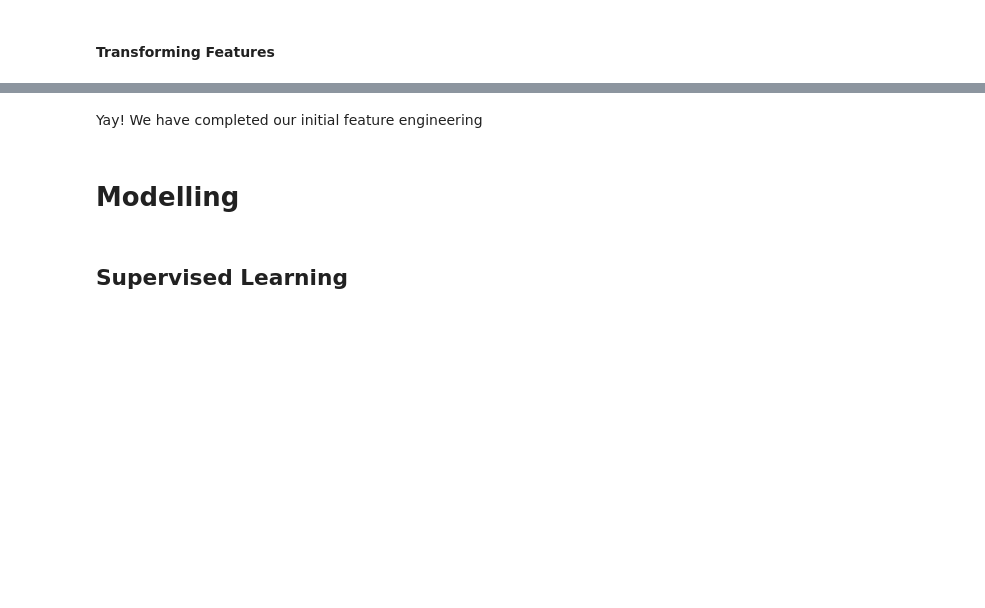
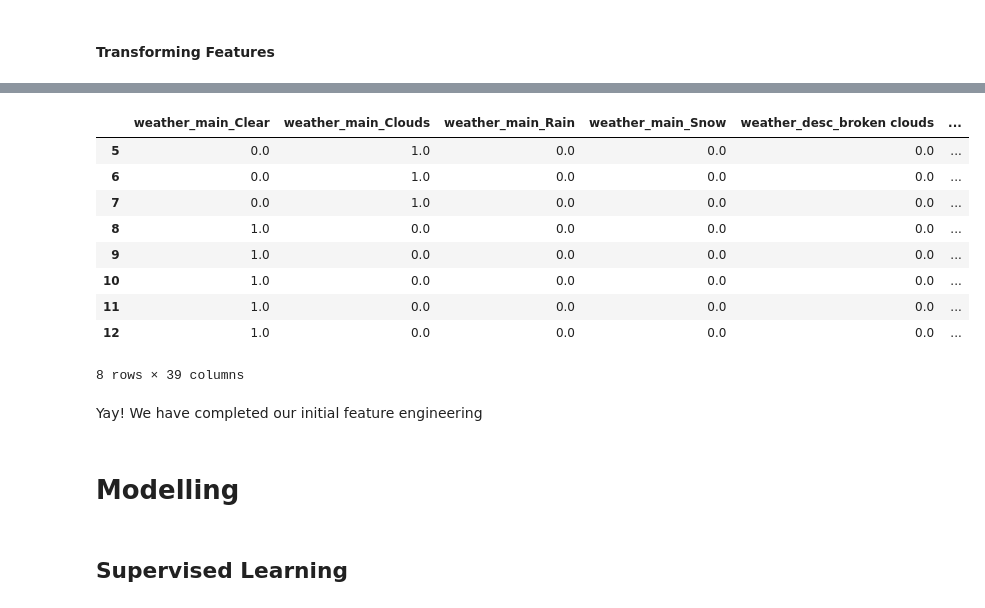
Before and after one commit to casey-ds/Demo-Projects, a Jupyter notebook: Transport-Weather/visualizations_and_models.ipynb, the cells around one changed output, grey strips where cells are left out. Saved outputs shown, nothing was run; the diff lists cells and outputs as text; code cells hidden in the pictures; blank space fills up the shorter version.

```diff
--- a/Transport-Weather/visualizations_and_models.ipynb
+++ b/Transport-Weather/visualizations_and_models.ipynb
@@ -320,0 +352,10 @@ tod
+# %%
+from sklearn.preprocessing import OneHotEncoder
+
+onehotter = OneHotEncoder(sparse_output=False)
+cat_cols = X_train.select_dtypes('category').columns
+onehotter.fit(X_train[cat_cols])
+onehot_cols = onehotter.get_feature_names_out(cat_cols)
+
+X_train_onehot = pd.DataFrame(onehotter.transform(X_train[cat_cols]),columns=onehot_cols)
+X_test_onehot = pd.DataFrame(onehotter.transform(X_test[cat_cols]),columns=onehot_cols)
@@ -320,0 +364,10 @@ tod
+# %%
+from sklearn.preprocessing import StandardScaler
+
+zscaler = StandardScaler()
+num_cols = X_train.select_dtypes('number').columns.tolist()
+
+zscaler.fit(X_train[num_cols])
+
+X_train_norm= zscaler.transform(X_train[num_cols])
+X_test_norm = zscaler.transform(X_test[num_cols])
@@ -320,0 +376,11 @@ tod
+# %%
+X_train_featurized = X_train_onehot
+X_test_featurized = X_test_onehot
+
+X_train_featurized[num_cols] = X_train_norm
+X_test_featurized[num_cols] = X_test_norm
+
+X_test_featurized = X_test_featurized.dropna()
+X_train_featurized = X_train_featurized.dropna()
+
+del X_train_norm, X_test_norm, X_train_onehot, X_test_onehot
@@ -321,3 +392,16 @@ tod
+# %%
+X_train_featurized.head(8)
+# %% [output]
+|  | weather_main_Clear | weather_main_Clouds | weather_main_Rain | weather_main_Snow | weather_desc_broken clouds | ... |
+| 5 | 0.0 | 1.0 | 0.0 | 0.0 | 0.0 | ... |
+| 6 | 0.0 | 1.0 | 0.0 | 0.0 | 0.0 | ... |
+| 7 | 0.0 | 1.0 | 0.0 | 0.0 | 0.0 | ... |
+| 8 | 1.0 | 0.0 | 0.0 | 0.0 | 0.0 | ... |
+| 9 | 1.0 | 0.0 | 0.0 | 0.0 | 0.0 | ... |
+| 10 | 1.0 | 0.0 | 0.0 | 0.0 | 0.0 | ... |
+| 11 | 1.0 | 0.0 | 0.0 | 0.0 | 0.0 | ... |
+| 12 | 1.0 | 0.0 | 0.0 | 0.0 | 0.0 | ... |
+8 rows × 39 columns
 # %% [markdown]
 Yay! We have completed our initial feature engineering
 # %% [markdown]
```
Also changed, not shown: parts of 14 cells of this notebook, 5 other files.
